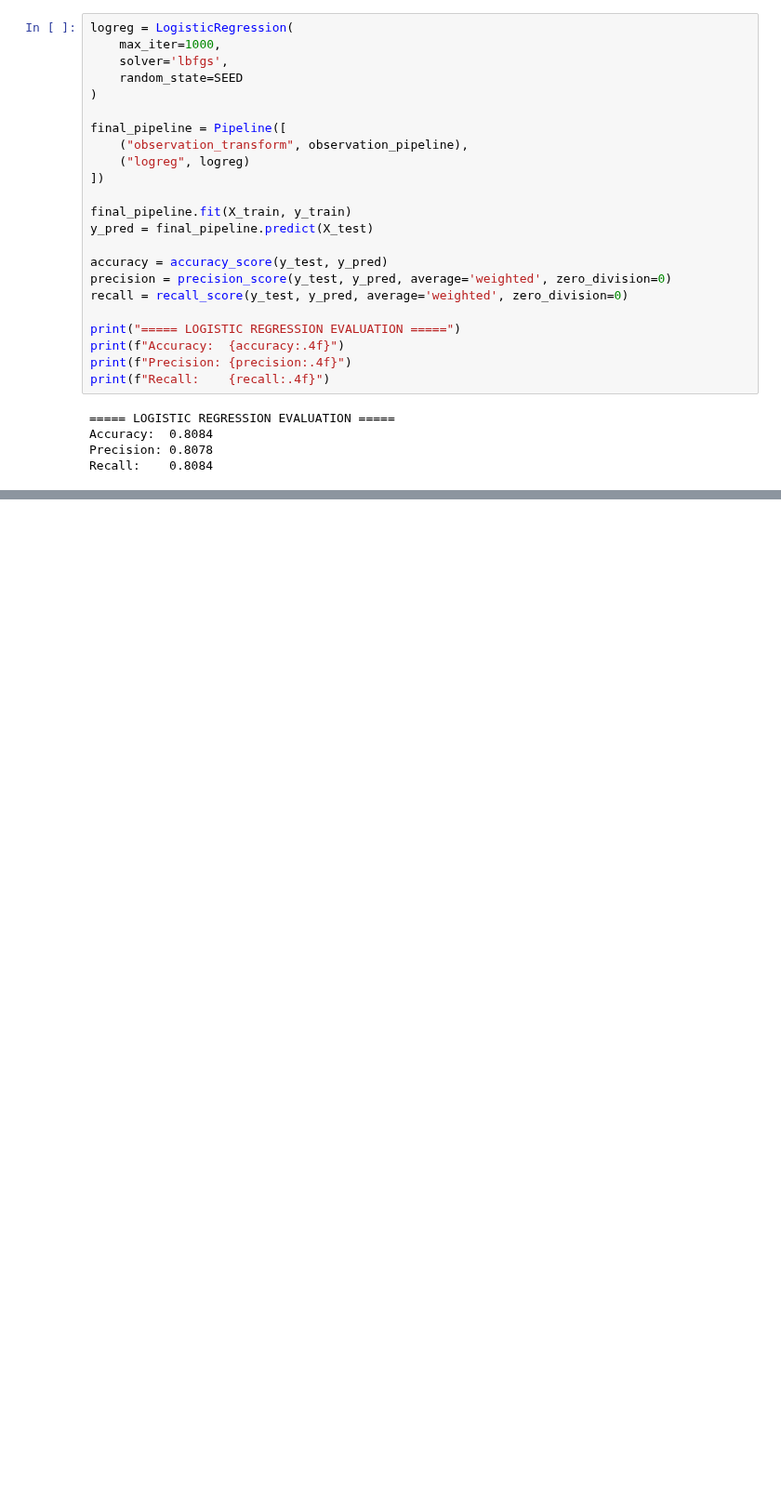
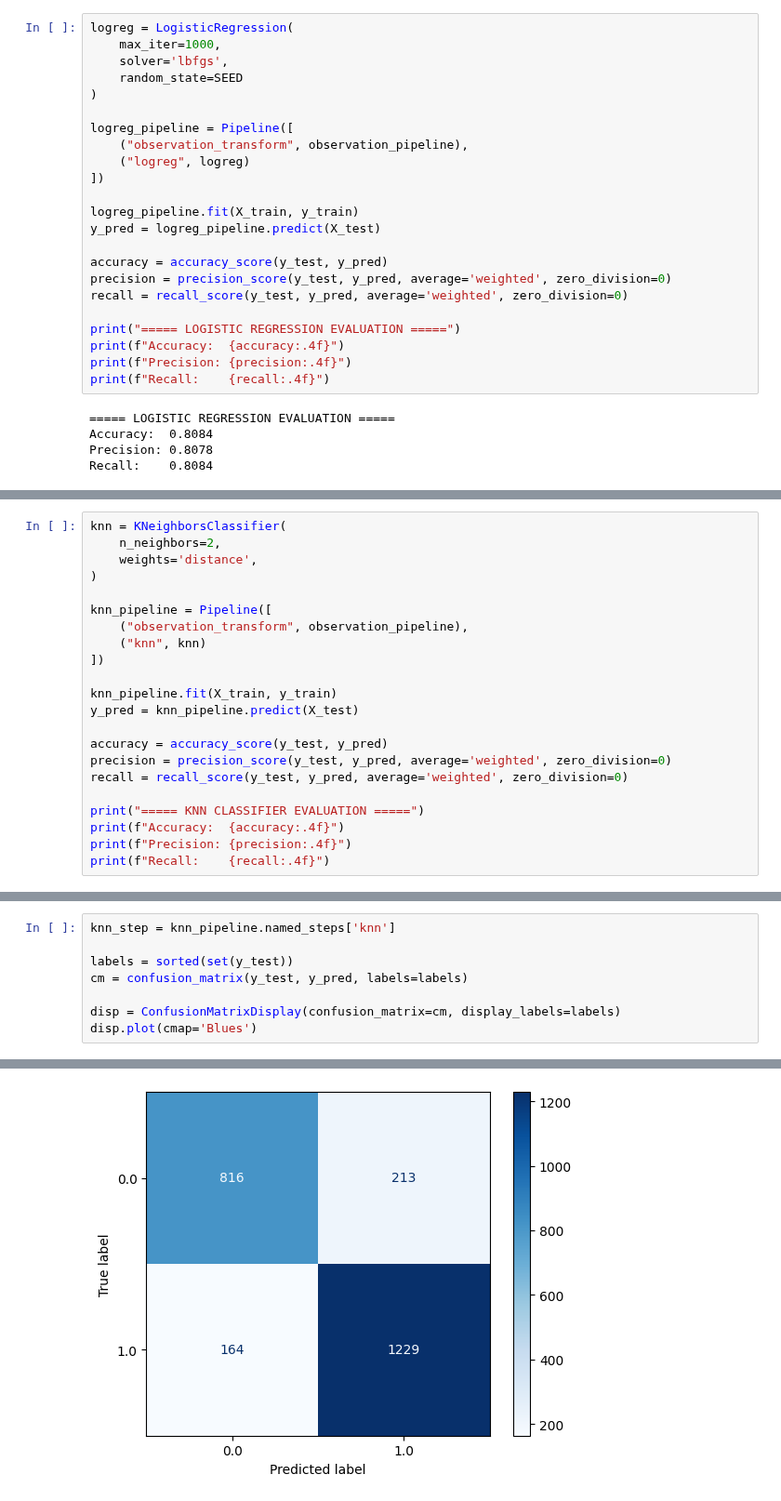
Before and after one commit to kurcinamarian/IAU, a Jupyter notebook: phase_3.ipynb, the cells around one changed output, grey strips where cells are left out. Shown at 93% size. Drawn from its saved outputs; the diff is of its cells as text; blank space fills up the shorter version.

```diff
--- a/phase_3.ipynb
+++ b/phase_3.ipynb
@@ -422,13 +504,13 @@ logreg = LogisticRegression(
     random_state=SEED
 )
 
-final_pipeline = Pipeline([
+logreg_pipeline = Pipeline([
     ("observation_transform", observation_pipeline),
     ("logreg", logreg)
 ])
 
-final_pipeline.fit(X_train, y_train)
-y_pred = final_pipeline.predict(X_test)
+logreg_pipeline.fit(X_train, y_train)
+y_pred = logreg_pipeline.predict(X_test)
 
 accuracy = accuracy_score(y_test, y_pred)
 precision = precision_score(y_test, y_pred, average='weighted', zero_division=0)
@@ -454,3 +536,25 @@ disp.plot(cmap='Blues')
 # %% [output]
 <sklearn.metrics._plot.confusion_matrix.ConfusionMatrixDisplay at 0x...>
 [figure]
+# %%
+knn = KNeighborsClassifier(
+    n_neighbors=2,
+    weights='distance',
+)
+
+knn_pipeline = Pipeline([
+    ("observation_transform", observation_pipeline),
+    ("knn", knn)
+])
+
+knn_pipeline.fit(X_train, y_train)
+y_pred = knn_pipeline.predict(X_test)
+
+accuracy = accuracy_score(y_test, y_pred)
+precision = precision_score(y_test, y_pred, average='weighted', zero_division=0)
+recall = recall_score(y_test, y_pred, average='weighted', zero_division=0)
+
+print("===== KNN CLASSIFIER EVALUATION =====")
+print(f"Accuracy:  {accuracy:.4f}")
+print(f"Precision: {precision:.4f}")
+print(f"Recall:    {recall:.4f}")
@@ -456,0 +566,9 @@ disp.plot(cmap='Blues')
+# %%
+knn_step = knn_pipeline.named_steps['knn']
+
+labels = sorted(set(y_test))
+cm = confusion_matrix(y_test, y_pred, labels=labels)
+
+disp = ConfusionMatrixDisplay(confusion_matrix=cm, display_labels=labels)
+disp.plot(cmap='Blues')
+# %% [output]
@@ -457 +576,2 @@ disp.plot(cmap='Blues')
+[figure, added]
 # %% [markdown]
```
Also changed, not shown: parts of 54 cells of this notebook, 1 other file.
